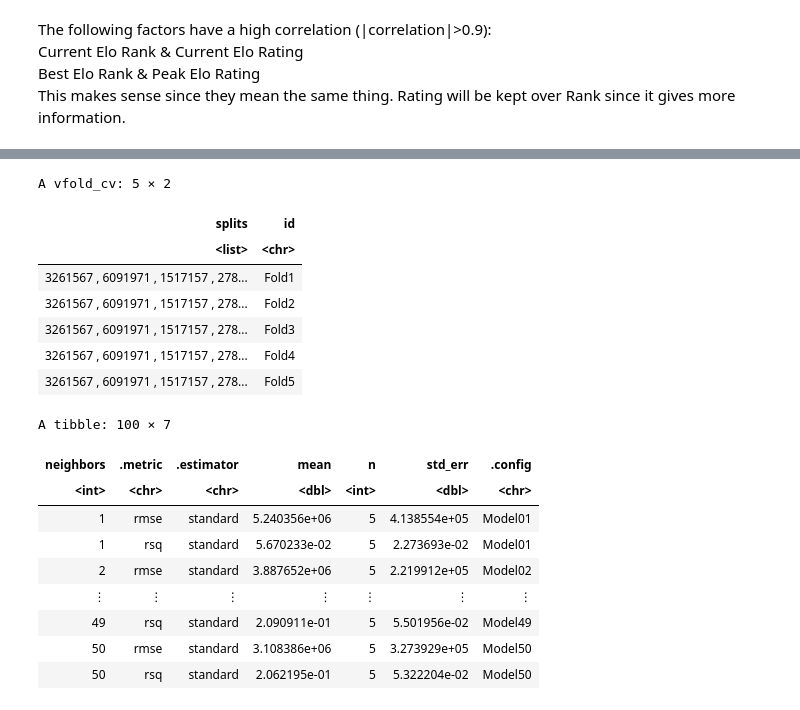
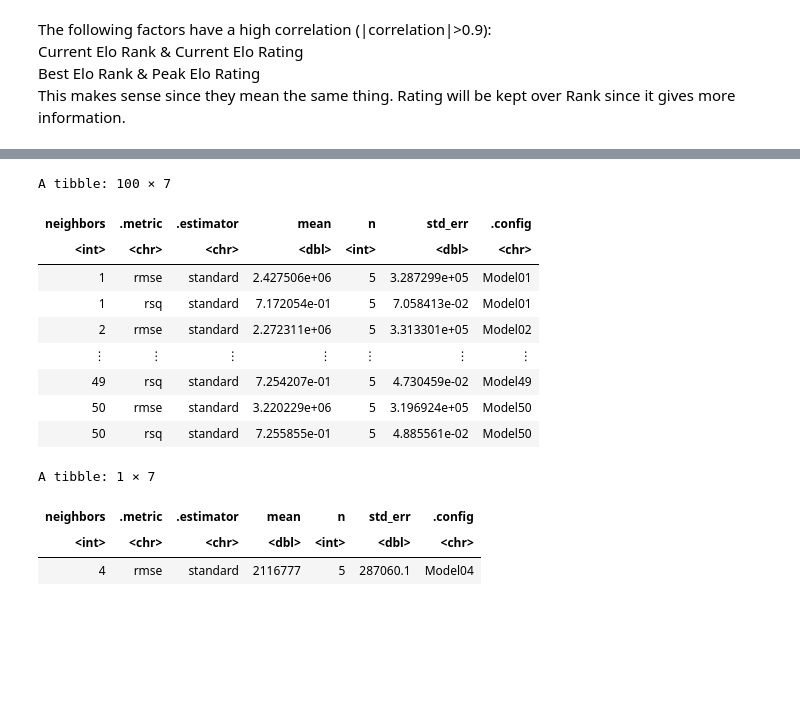
Before and after one commit to alisontucker/DSCI-100-Group-Project, a Jupyter notebook: Main_code.ipynb, the cells around one changed output, grey strips where cells are left out. Drawn from its saved outputs; the diff is of its cells as text; code cells hidden in the pictures; blank space fills up the shorter version.

```diff
--- a/Main_code.ipynb
+++ b/Main_code.ipynb
@@ -82,6 +82,8 @@ player_stats_tidy <- player_stats_tidy[complete.cases(player_stats_tidy[, "Prize
 
 glimpse(player_stats_tidy)
 
+ggpair_plot
+
 #---SORTING DATA---
 
 #setting seed. DO NOT REMOVE OR SET SEED ELSEWHERE
@@ -89,8 +91,26 @@ set.seed(2022)
 
 #Removing columnns without numerical values
 predictors = c("Age","Height", "Current.Points", "Current.Rank", "Best.Rank", "Current.Elo.Rank", "Current.Elo.Rating", "Best.Elo.Rank", "Peak.Elo.Rating", "Seasons")
-player_stats_short<-player_stats_tidy %>%
+player_stats_num<-player_stats_tidy %>%
     select(Prize.Money, all_of(predictors))
+
+ggpair_plot<-player_stats_num%>%
+            na.omit()%>%
+            ggpairs()
+
+all_predictors = c("Age", "Current.Points", "Peak.Elo.Rating", "Seasons")
+
+player_stats_short = player_stats_num%>%
+                    select(Prize.Money, all_of(all_predictors)) %>%
+                    na.omit()
+
+#Visualizing data
+glimpse(player_stats_short)
+
+ggpair_plot_2<-player_stats_short%>%
+    ggpairs()
+
+ggpair_plot_2
 
 #Splitting data into training and testing sets
 player_stats_split <- initial_split(player_stats_short, prop = 0.75, strata = Prize.Money)
@@ -275,43 +262,45 @@ Warning message:
 # %%
 set.seed(1234)
 
 player_spec <- nearest_neighbor(weight_func = "rectangular", neighbors = tune()) %>%
        set_engine("kknn") %>%
        set_mode("regression")
 
-player_recipe <- recipe(Prize.Money ~ ., data = player_training_short) %>%
+player_recipe <- recipe(Prize.Money ~ ., data = player_stats_training) %>%
        step_scale(all_predictors()) %>%
        step_center(all_predictors())
 
-player_vfold = vfold_cv(player_training_short, v = 5, strata = Prize.Money)
+player_vfold = vfold_cv(player_stats_training, v = 5, strata = Prize.Money)
 
-player_vfold
 player_workflow = workflow() %>%
        add_recipe(player_recipe) %>%
         add_model(player_spec)
 
 gridvals = tibble(neighbors = seq(1, 50))
 
 player_results = player_workflow %>%
                     tune_grid(resamples = player_vfold, grid = gridvals) %>%
                     collect_metrics()
 player_results
+
+player_min <- player_results %>%
+    filter(.metric == "rmse") %>%
+    arrange(mean) %>%
+    slice(1)
+
+player_min
 # %% [output]
-A vfold_cv: 5 × 2
+A tibble: 100 × 7
-| splits | id |
-| <list> | <chr> |
-| 3261567 , 6091971 , 1517157 , 278... | Fold1 |
-| 3261567 , 6091971 , 1517157 , 278... | Fold2 |
-| 3261567 , 6091971 , 1517157 , 278... | Fold3 |
-| 3261567 , 6091971 , 1517157 , 278... | Fold4 |
-| 3261567 , 6091971 , 1517157 , 278... | Fold5 |
+| neighbors | .metric | .estimator | mean | n | std_err | .config |
+| <int> | <chr> | <chr> | <dbl> | <int> | <dbl> | <chr> |
+| 1 | rmse | standard | 2.427506e+06 | 5 | 3.287299e+05 | Model01 |
+| 1 | rsq | standard | 7.172054e-01 | 5 | 7.058413e-02 | Model01 |
+| 2 | rmse | standard | 2.272311e+06 | 5 | 3.313301e+05 | Model02 |
+| ⋮ | ⋮ | ⋮ | ⋮ | ⋮ | ⋮ | ⋮ |
+| 49 | rsq | standard | 7.254207e-01 | 5 | 4.730459e-02 | Model49 |
+| 50 | rmse | standard | 3.220229e+06 | 5 | 3.196924e+05 | Model50 |
+| 50 | rsq | standard | 7.255855e-01 | 5 | 4.885561e-02 | Model50 |
-A tibble: 100 × 7
+A tibble: 1 × 7
 | neighbors | .metric | .estimator | mean | n | std_err | .config |
 | <int> | <chr> | <chr> | <dbl> | <int> | <dbl> | <chr> |
-| 1 | rmse | standard | 5.240356e+06 | 5 | 4.138554e+05 | Model01 |
-| 1 | rsq | standard | 5.670233e-02 | 5 | 2.273693e-02 | Model01 |
-| 2 | rmse | standard | 3.887652e+06 | 5 | 2.219912e+05 | Model02 |
-| ⋮ | ⋮ | ⋮ | ⋮ | ⋮ | ⋮ | ⋮ |
-| 49 | rsq | standard | 2.090911e-01 | 5 | 5.501956e-02 | Model49 |
-| 50 | rmse | standard | 3.108386e+06 | 5 | 3.273929e+05 | Model50 |
-| 50 | rsq | standard | 2.062195e-01 | 5 | 5.322204e-02 | Model50 |
+| 4 | rmse | standard | 2116777 | 5 | 287060.1 | Model04 |
```
Also changed, not shown: parts of 4 cells of this notebook.
